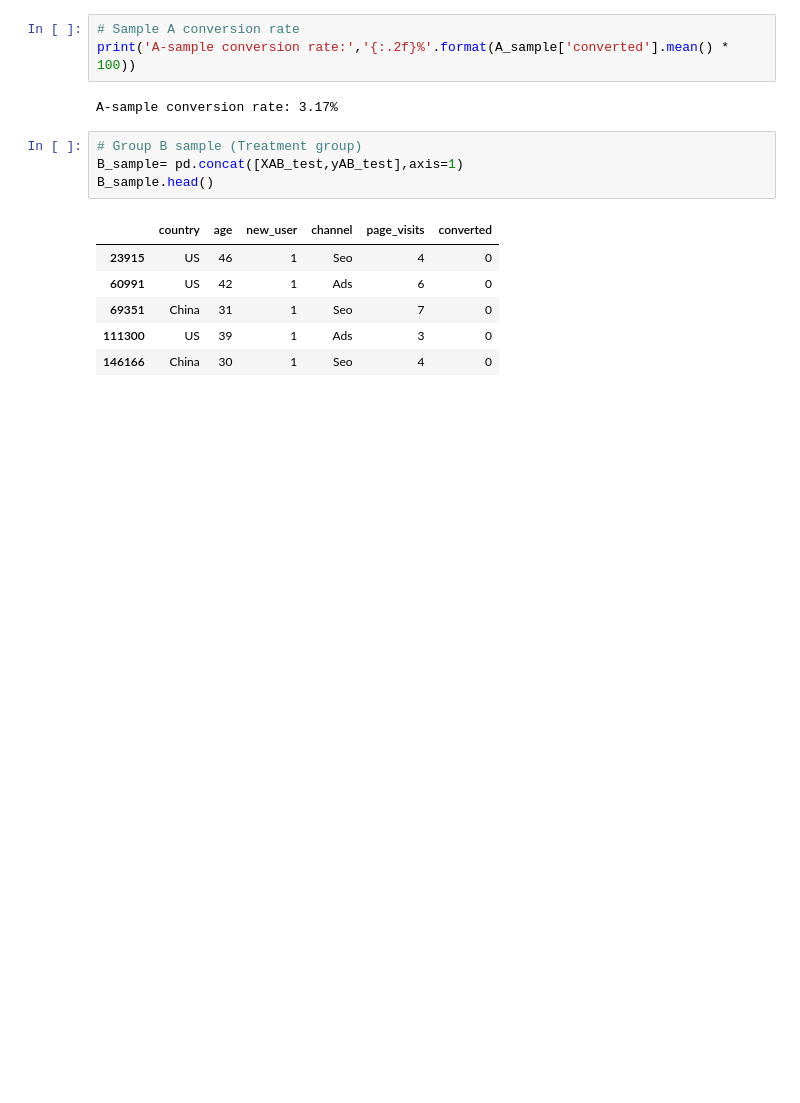
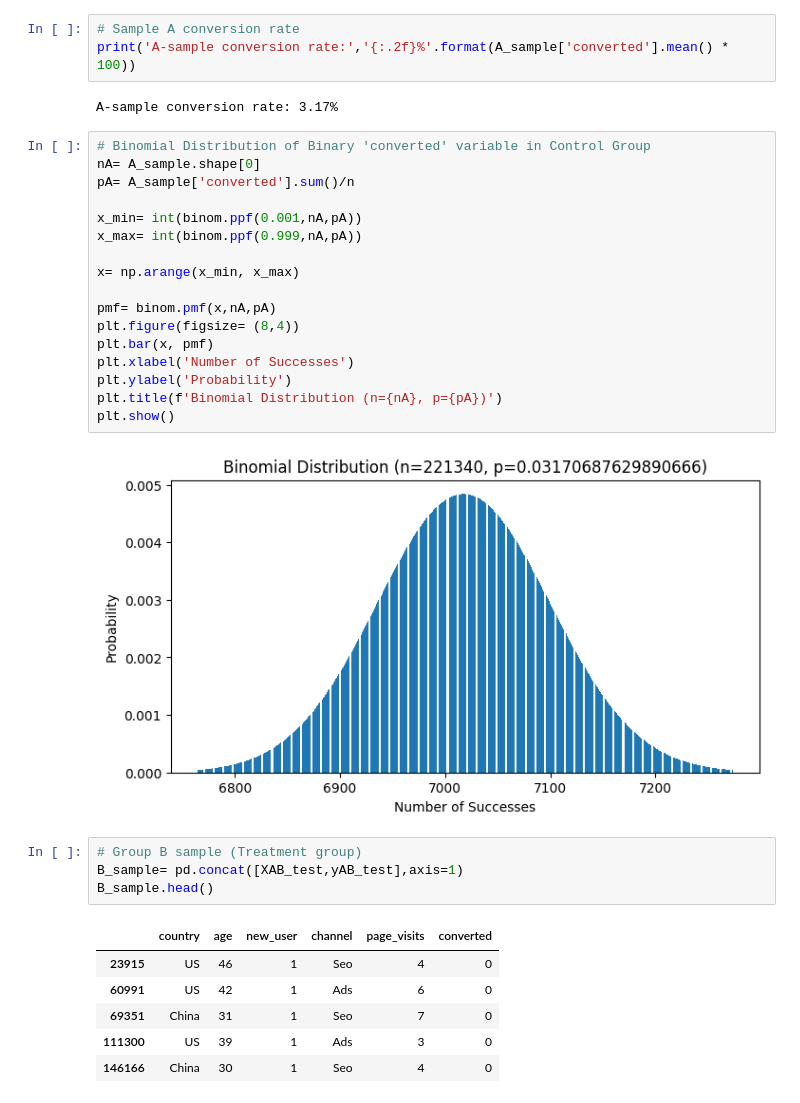
Before and after one commit to traha-89/Portafoglio, a Jupyter notebook: Landing Page Optimization/LP_CRAnalysis_Prediction.ipynb, the cells around one changed output. Saved outputs shown, nothing was run; the diff lists cells and outputs as text; blank space fills up the shorter version.

```diff
--- a/Landing Page Optimization/LP_CRAnalysis_Prediction.ipynb
+++ b/Landing Page Optimization/LP_CRAnalysis_Prediction.ipynb
@@ -626,6 +627,25 @@ A_sample.head()
 print('A-sample conversion rate:','{:.2f}%'.format(A_sample['converted'].mean() * 100))
 # %% [output]
 A-sample conversion rate: 3.17%
+# %%
+# Binomial Distribution of Binary 'converted' variable in Control Group
+nA= A_sample.shape[0]
+pA= A_sample['converted'].sum()/n
+
+x_min= int(binom.ppf(0.001,nA,pA))
+x_max= int(binom.ppf(0.999,nA,pA))
+
+x= np.arange(x_min, x_max)
+
+pmf= binom.pmf(x,nA,pA)
+plt.figure(figsize= (8,4))
+plt.bar(x, pmf)
+plt.xlabel('Number of Successes')
+plt.ylabel('Probability')
+plt.title(f'Binomial Distribution (n={nA}, p={pA})')
+plt.show()
+# %% [output]
+[figure, added]
 # %%
 # Group B sample (Treatment group)
 B_sample= pd.concat([XAB_test,yAB_test],axis=1)
```
Also changed, not shown: parts of 7 cells of this notebook.
